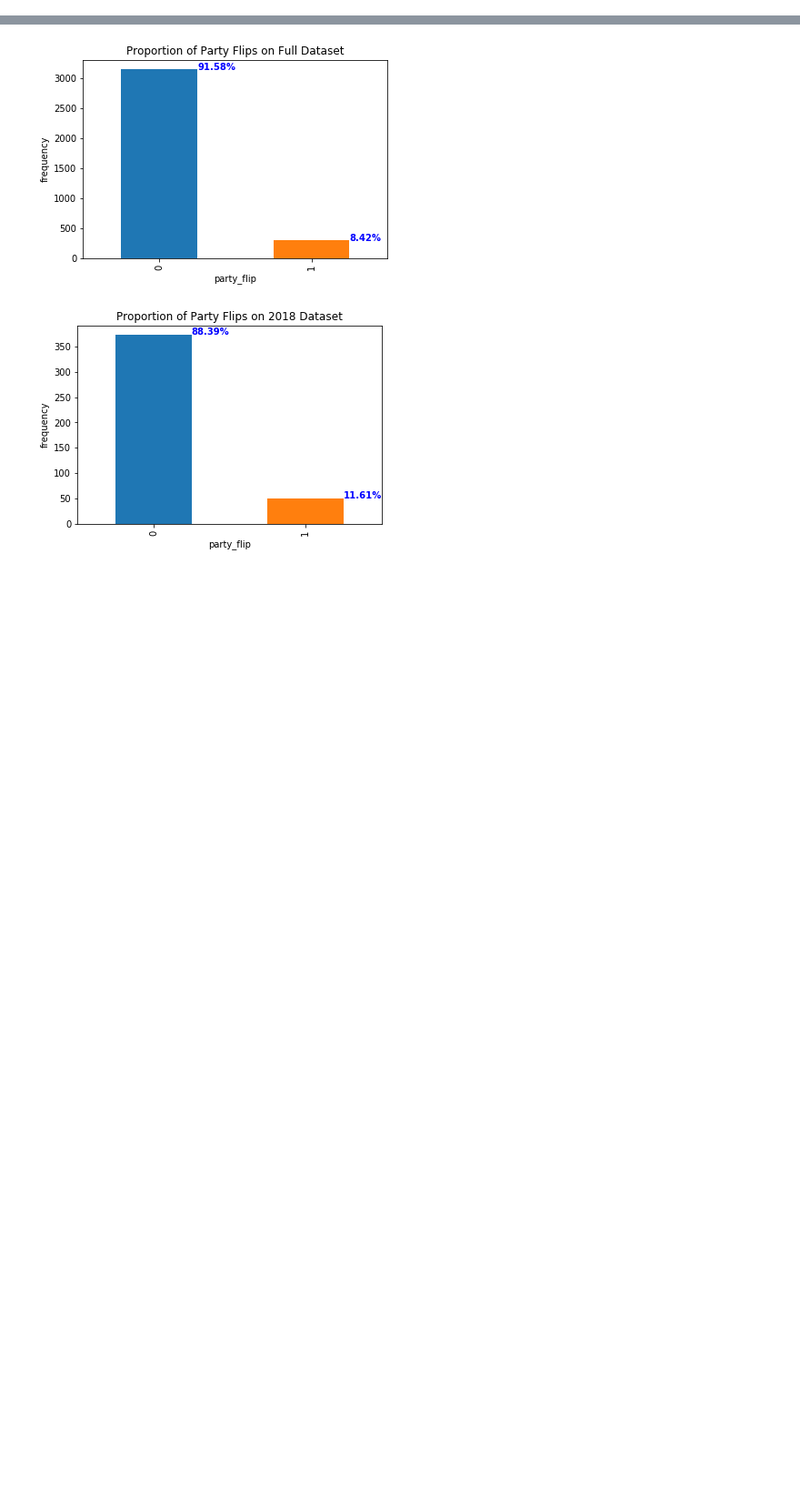
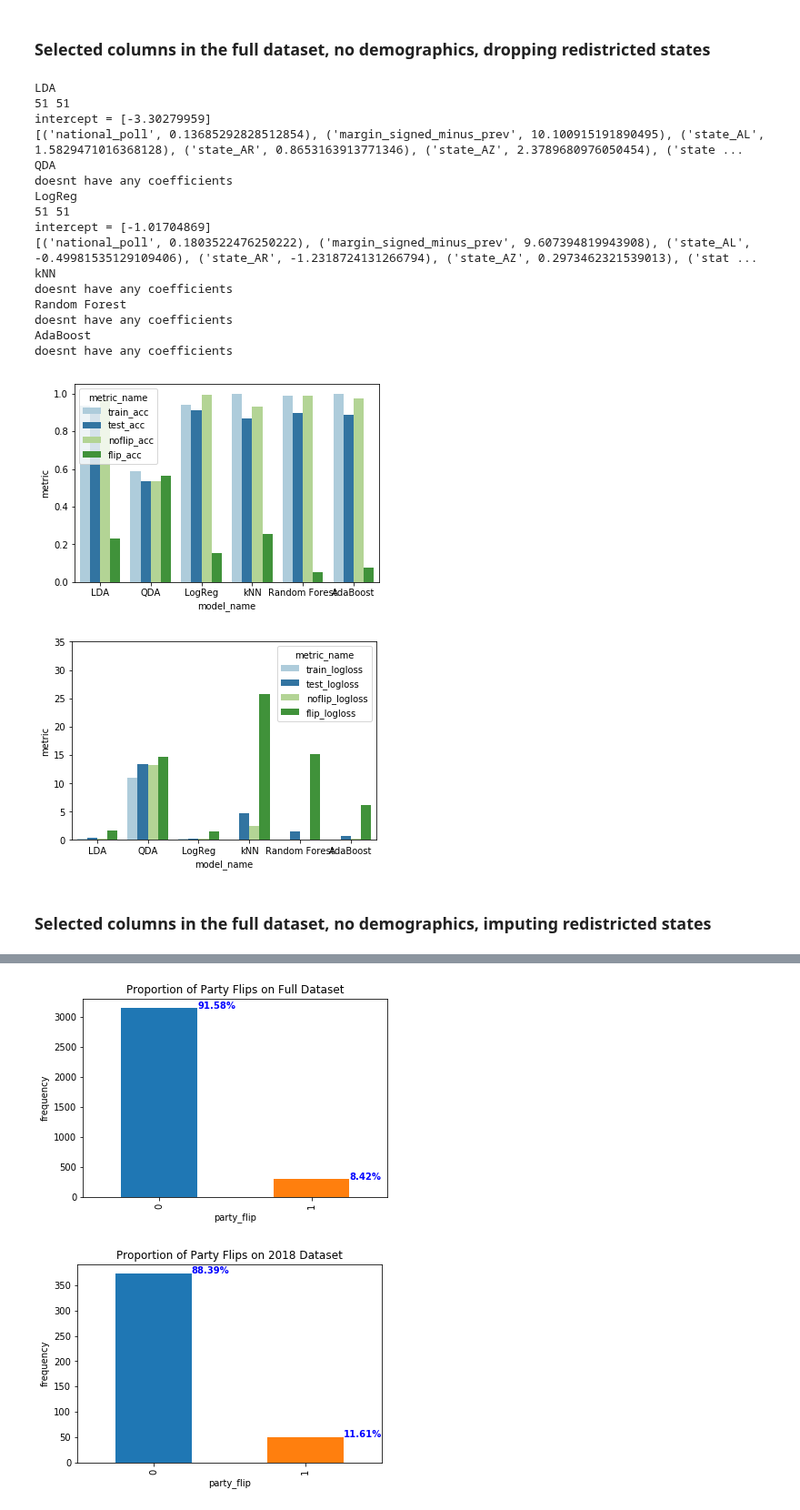
Before and after one commit to WildTangles/ac209a_project, a Jupyter notebook: Baseline_Model_mrv.ipynb, the cells around one changed output, grey strips where cells are left out. Shown at 91% size. Cells and saved outputs as stored; diff of their text form; code cells hidden in the pictures; blank space fills up the shorter version.

```diff
--- a/Baseline_Model_mrv.ipynb
+++ b/Baseline_Model_mrv.ipynb
@@ -40,0 +369,30 @@ Datasets/data_FEC_NATIONALPOLL_2004_2018_REDISTRICTDROP.p
+# %% [markdown]
+### Selected columns in the full dataset, no demographics, dropping redistricted states
+# %%
+filename = 'Datasets/data_FEC_NATIONALPOLL_2004_2018_REDISTRICTDROP.p'
+cols_to_use = ['national_poll', 'margin_signed_minus_prev']
+state_hot_encoder = True
+
+fitted_model_dict = report_model_stats(
+    filename, cols_to_use, y_col, model_dict, state_hot_encoder=state_hot_encoder, upsample=upsample)
+# %% [output]
+LDA
+51 51
+intercept = [-3.30279959]
+[('national_poll', 0.13685292828512854), ('margin_signed_minus_prev', 10.100915191890495), ('state_AL', 1.5829471016368128), ('state_AR', 0.8653163913771346), ('state_AZ', 2.3789680976050454), ('state ...
+QDA
+doesnt have any coefficients
+LogReg
+51 51
+intercept = [-1.01704869]
+[('national_poll', 0.1803522476250222), ('margin_signed_minus_prev', 9.607394819943908), ('state_AL', -0.49981535129109406), ('state_AR', -1.2318724131266794), ('state_AZ', 0.2973462321539013), ('stat ...
+kNN
+doesnt have any coefficients
+Random Forest
+doesnt have any coefficients
+AdaBoost
+doesnt have any coefficients
+[figure, added]
+[figure, added]
+# %% [markdown]
+### Selected columns in the full dataset, no demographics, imputing redistricted states
```
Also changed, not shown: parts of 78 cells of this notebook.
